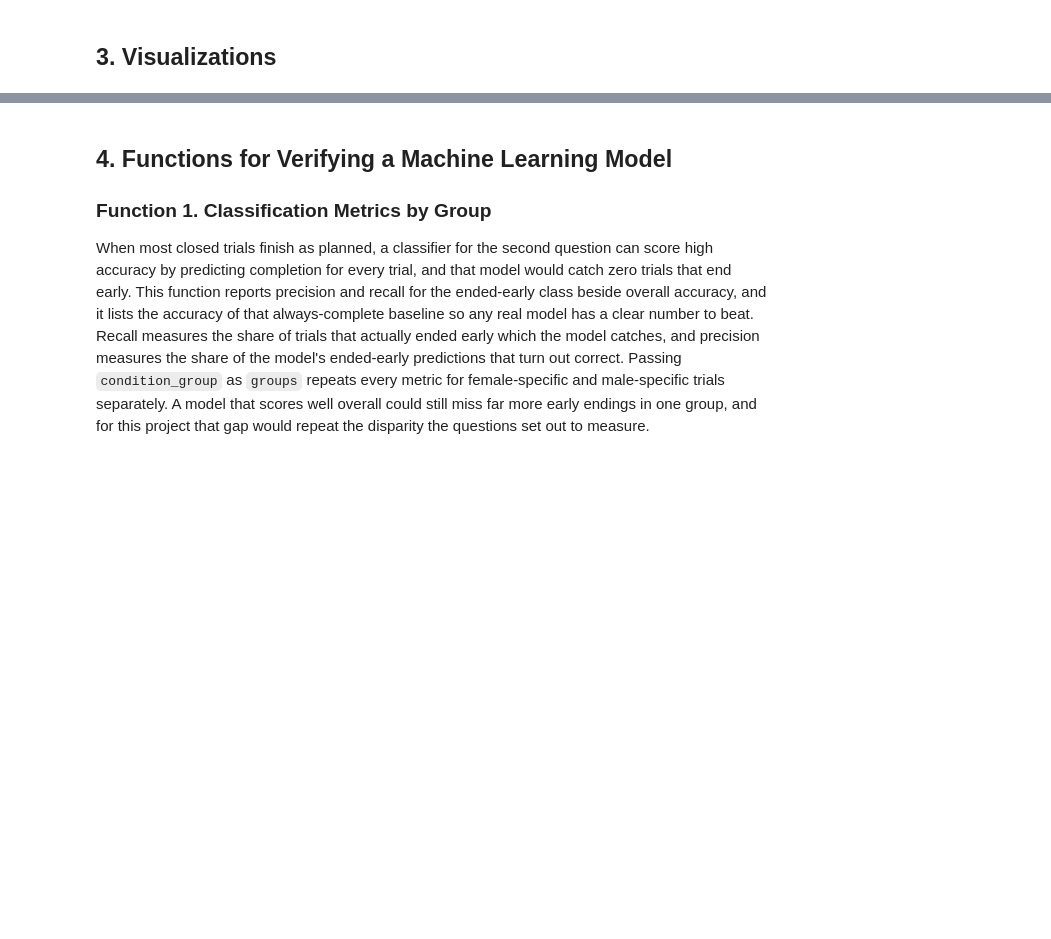
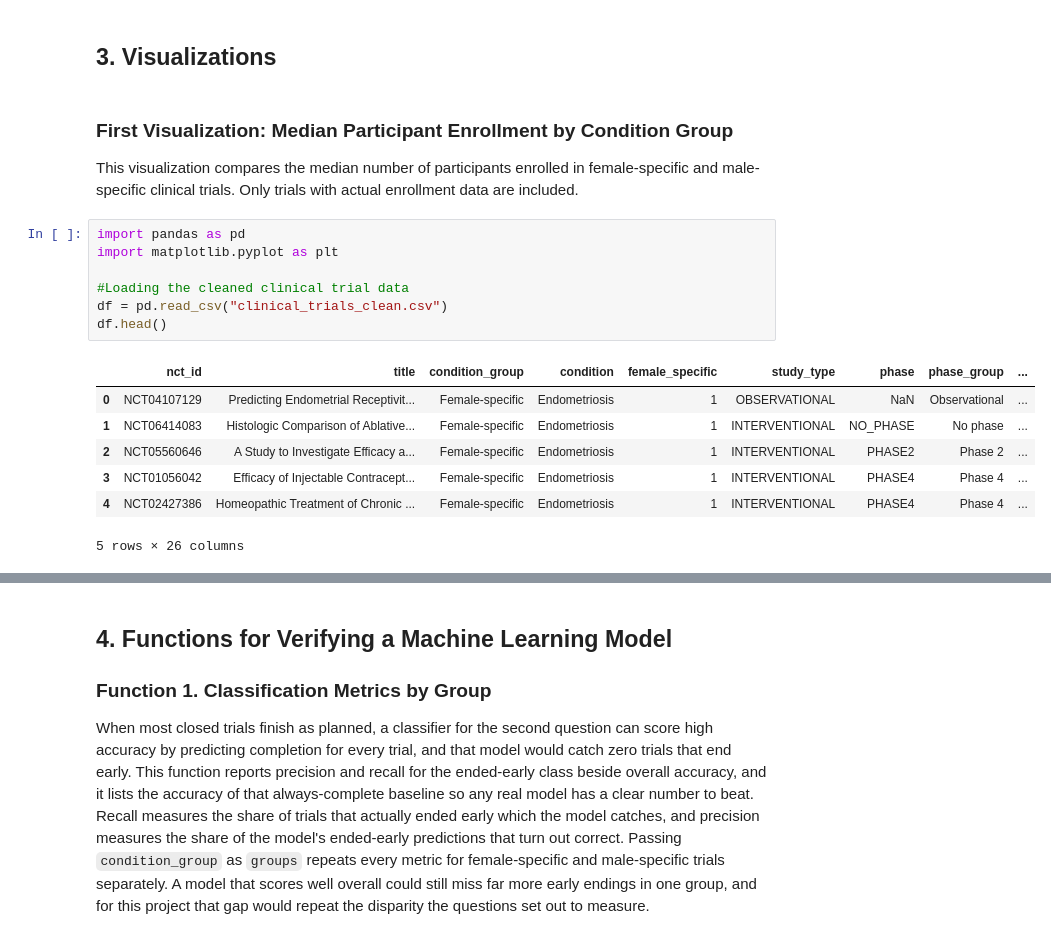
Before and after one commit to jklee5207/DS3000Project-, a Jupyter notebook: FiorellaLee_DS3000_ProjectPhaseII.ipynb, the cells around one changed output, grey strips where cells are left out. Saved outputs shown, nothing was run; the diff lists cells and outputs as text; blank space fills up the shorter version.

```diff
--- a/FiorellaLee_DS3000_ProjectPhaseII.ipynb
+++ b/FiorellaLee_DS3000_ProjectPhaseII.ipynb
@@ -494,3 +494,22 @@ memory usage: 1.2+ MB
 Saved to clinical_trials_clean.csv in the notebook's folder
 # %% [markdown]
 ## 3. Visualizations
+# %% [markdown]
+### First Visualization: Median Participant Enrollment by Condition Group
+
+This visualization compares the median number of participants enrolled in female-specific and male-specific clinical trials. Only trials with actual enrollment data are included.
+# %%
+import pandas as pd
+import matplotlib.pyplot as plt
+
+#Loading the cleaned clinical trial data
+df = pd.read_csv("clinical_trials_clean.csv")
+df.head()
+# %% [output]
+|  | nct_id | title | condition_group | condition | female_specific | study_type | phase | phase_group | ... |
+| 0 | NCT04107129 | Predicting Endometrial Receptivit... | Female-specific | Endometriosis | 1 | OBSERVATIONAL | NaN | Observational | ... |
+| 1 | NCT06414083 | Histologic Comparison of Ablative... | Female-specific | Endometriosis | 1 | INTERVENTIONAL | NO_PHASE | No phase | ... |
+| 2 | NCT05560646 | A Study to Investigate Efficacy a... | Female-specific | Endometriosis | 1 | INTERVENTIONAL | PHASE2 | Phase 2 | ... |
+| 3 | NCT01056042 | Efficacy of Injectable Contracept... | Female-specific | Endometriosis | 1 | INTERVENTIONAL | PHASE4 | Phase 4 | ... |
+| 4 | NCT02427386 | Homeopathic Treatment of Chronic ... | Female-specific | Endometriosis | 1 | INTERVENTIONAL | PHASE4 | Phase 4 | ... |
+5 rows × 26 columns
```
Also changed, not shown: parts of 17 cells of this notebook.
